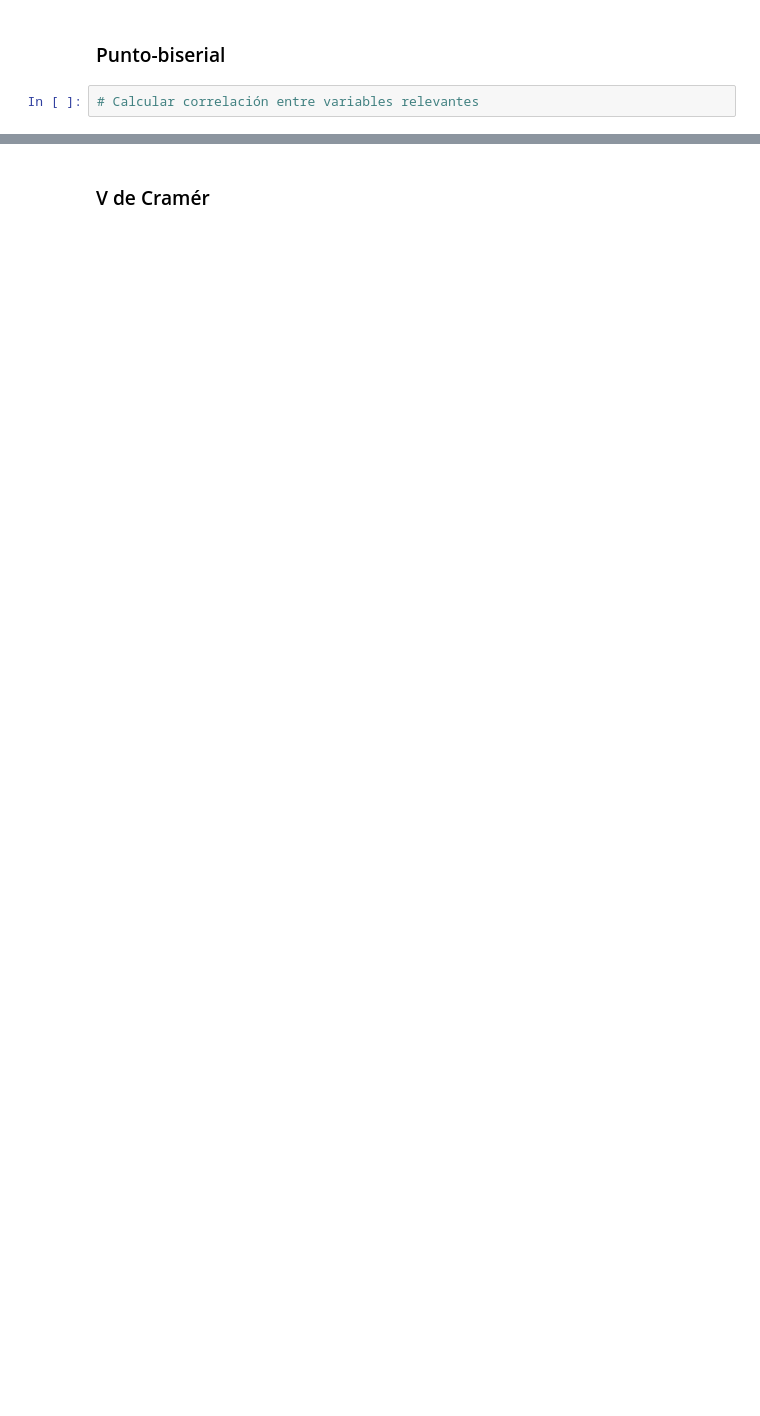
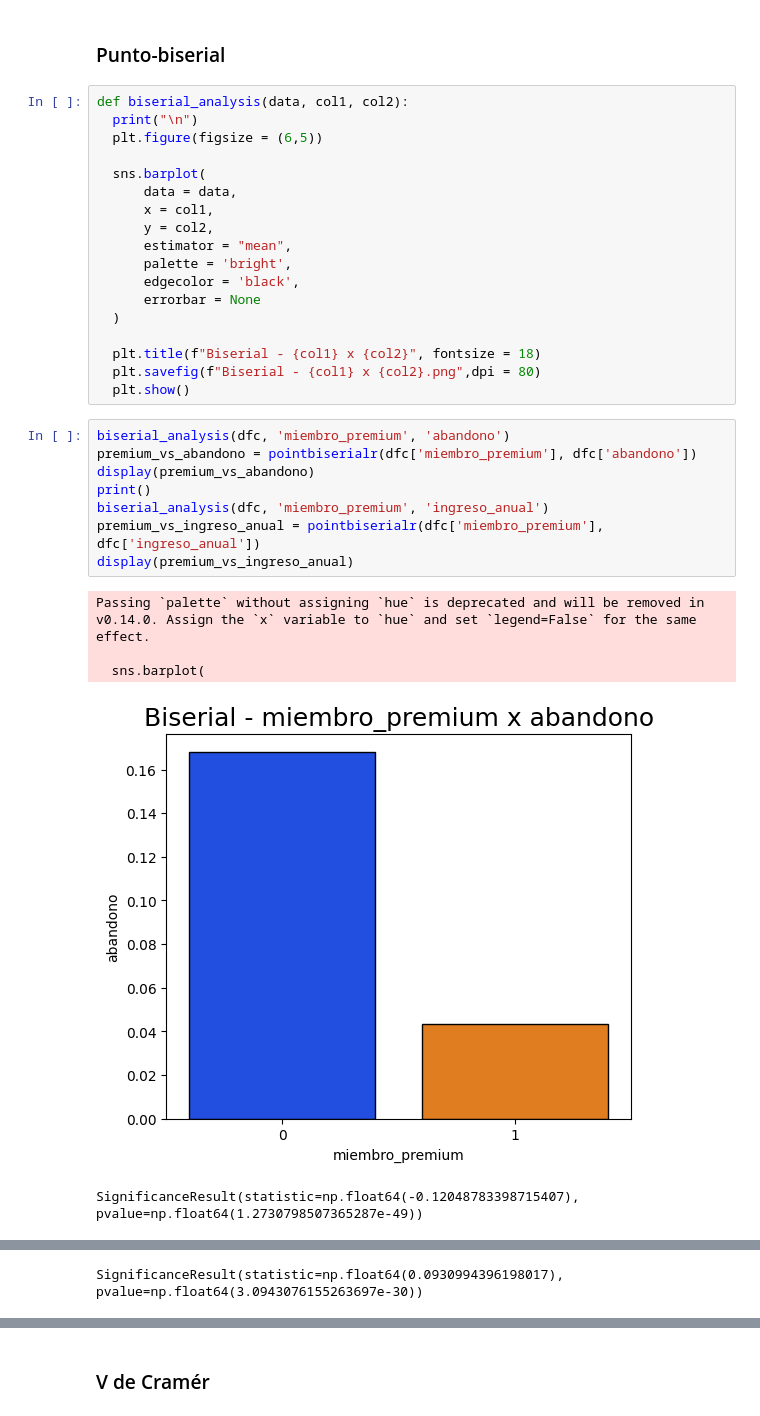
Before and after one commit to FithoGerardo/NovaRetailPlus-E-Commerce-Behavioral-Factors---Correlational-exploratory-analysis., a Jupyter notebook: notebooks/Project-NovaRetail_Gerardo_Olm.ipynb, the cells around one changed output, grey strips where cells are left out. Drawn from its saved outputs; the diff is of its cells as text; blank space fills up the shorter version.

```diff
--- a/notebooks/Project-NovaRetail_Gerardo_Olm.ipynb
+++ b/notebooks/Project-NovaRetail_Gerardo_Olm.ipynb
@@ -283,4 +559,34 @@ Observaciones de correlación
 # %% [markdown]
 ### Punto-biserial
-# %%
-# Calcular correlación entre variables relevantes
+# %%
+def biserial_analysis(data, col1, col2):
+  print("\n")
+  plt.figure(figsize = (6,5))
+
+  sns.barplot(
+      data = data,
+      x = col1,
+      y = col2,
+      estimator = "mean",
+      palette = 'bright',
+      edgecolor = 'black',
+      errorbar = None
+  )
+
+  plt.title(f"Biserial - {col1} x {col2}", fontsize = 18)
+  plt.savefig(f"Biserial - {col1} x {col2}.png",dpi = 80)
+  plt.show()
+# %%
+biserial_analysis(dfc, 'miembro_premium', 'abandono')
+premium_vs_abandono = pointbiserialr(dfc['miembro_premium'], dfc['abandono'])
+display(premium_vs_abandono)
+print()
+biserial_analysis(dfc, 'miembro_premium', 'ingreso_anual')
+premium_vs_ingreso_anual = pointbiserialr(dfc['miembro_premium'], dfc['ingreso_anual'])
+display(premium_vs_ingreso_anual)
+# %% [output]
+Passing `palette` without assigning `hue` is deprecated and will be removed in v0.14.0. Assign the `x` variable to `hue` and set `legend=False` for the same effect.
+
+  sns.barplot(
+[figure, added]
+SignificanceResult(statistic=np.float64(-0.12048783398715407), pvalue=np.float64(1.2730798507365287e-49))
@@ -287 +597,2 @@ Observaciones de correlación
+SignificanceResult(statistic=np.float64(0.0930994396198017), pvalue=np.float64(3.0943076155263697e-30))
 # %% [markdown]
```
Also changed, not shown: parts of 40 cells of this notebook.
